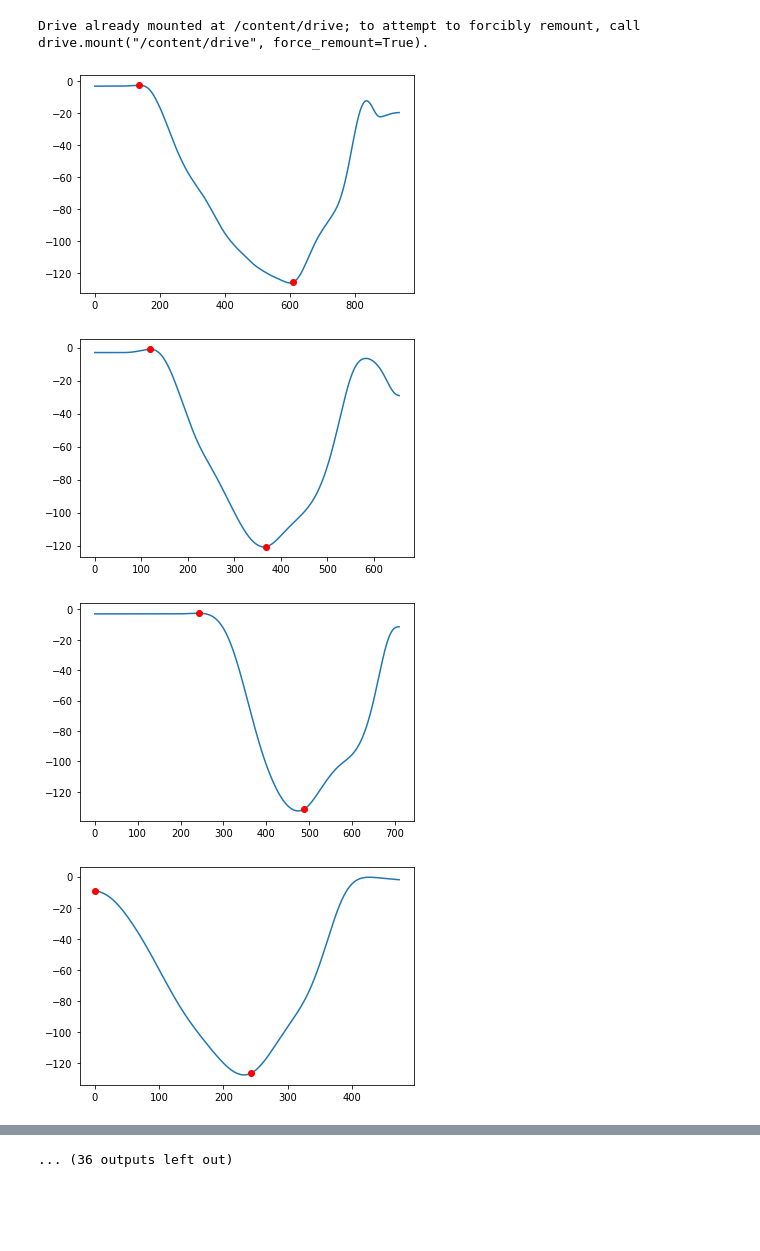
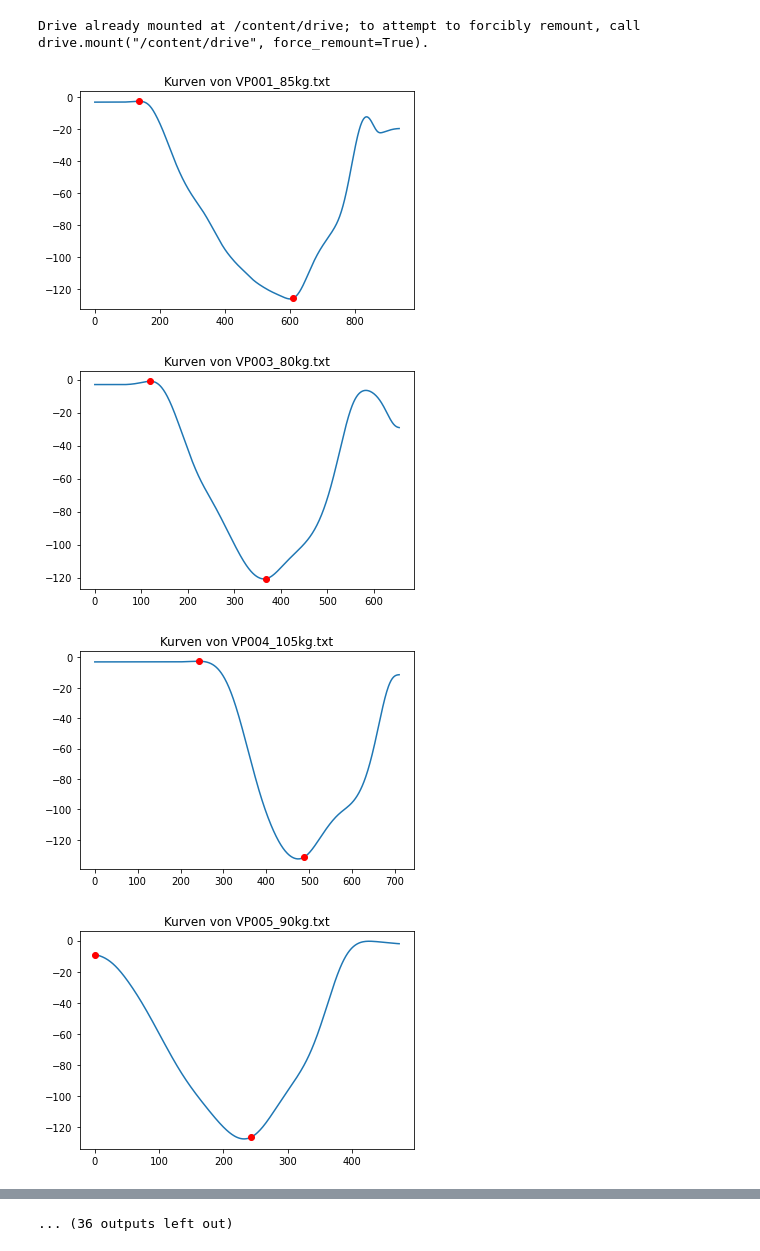
Before and after one commit to braunito/my_notebooks, a Jupyter notebook: 2021-11_KniebeugenAuswertung.ipynb, the cells around one changed output, grey strips where cells are left out. Drawn from its saved outputs; the diff is of its cells as text; code cells hidden in the pictures; blank space fills up the shorter version.

```diff
--- a/2021-11_KniebeugenAuswertung.ipynb
+++ b/2021-11_KniebeugenAuswertung.ipynb
@@ -70,34 +70,35 @@ for i in range(0,len(file_frames)):
 
     zz_f_d_f=np.flip(zz_filt_dif[0:t1-20])
     res = next((x for x, val in enumerate(zz_f_d_f) if val > 0),0)
 
     if res==0:
       t0=0
     else:
       t0=t1-res-20
     plt.figure()
     plt.plot(zz_filt)
     plt.plot(t0,zz_filt[t0],'-ro')
     plt.plot(t1,zz_filt[t1],'-ro')
+    plt.title('Kurven von '+file_list[i])
 
     b, a = signal.butter(2, 5/50,'low')
     ankle=signal.filtfilt(b,a,data['Ankle, left Dorsal-/Plantar-Flexion'])
     knee=signal.filtfilt(b,a,data['Knee, left Flexion/Extension'])
     hip=signal.filtfilt(b,a,data['Hip, left Flexion/Extension'])
 
     AAX = resample_by_interpolation(ankle[t0:t1], len(ankle[t0:t1]),101)
     KAX = resample_by_interpolation(knee[t0:t1], len(knee[t0:t1]),101)*(-1)
     HAX = resample_by_interpolation(hip[t0:t1], len(hip[t0:t1]),101)
 
 
     df_ex=pd.DataFrame(columns=['AAX','KAX','HAX'])
     df_ex['AAX']=AAX
     df_ex['KAX']=KAX
     df_ex['HAX']=HAX
 
     #df_ex.to_csv(path+'/export/mod_'+file_list[i]+'.csv',decimal='.',sep=';')
 # %% [output]
-[figure, old version]
+[figure, new version]
-[figure, old version]
+[figure, new version]
-[figure, old version]
+[figure, new version]
-[figure, old version]
+[figure, new version]
```
Also changed, not shown: parts of 1 cell of this notebook.
